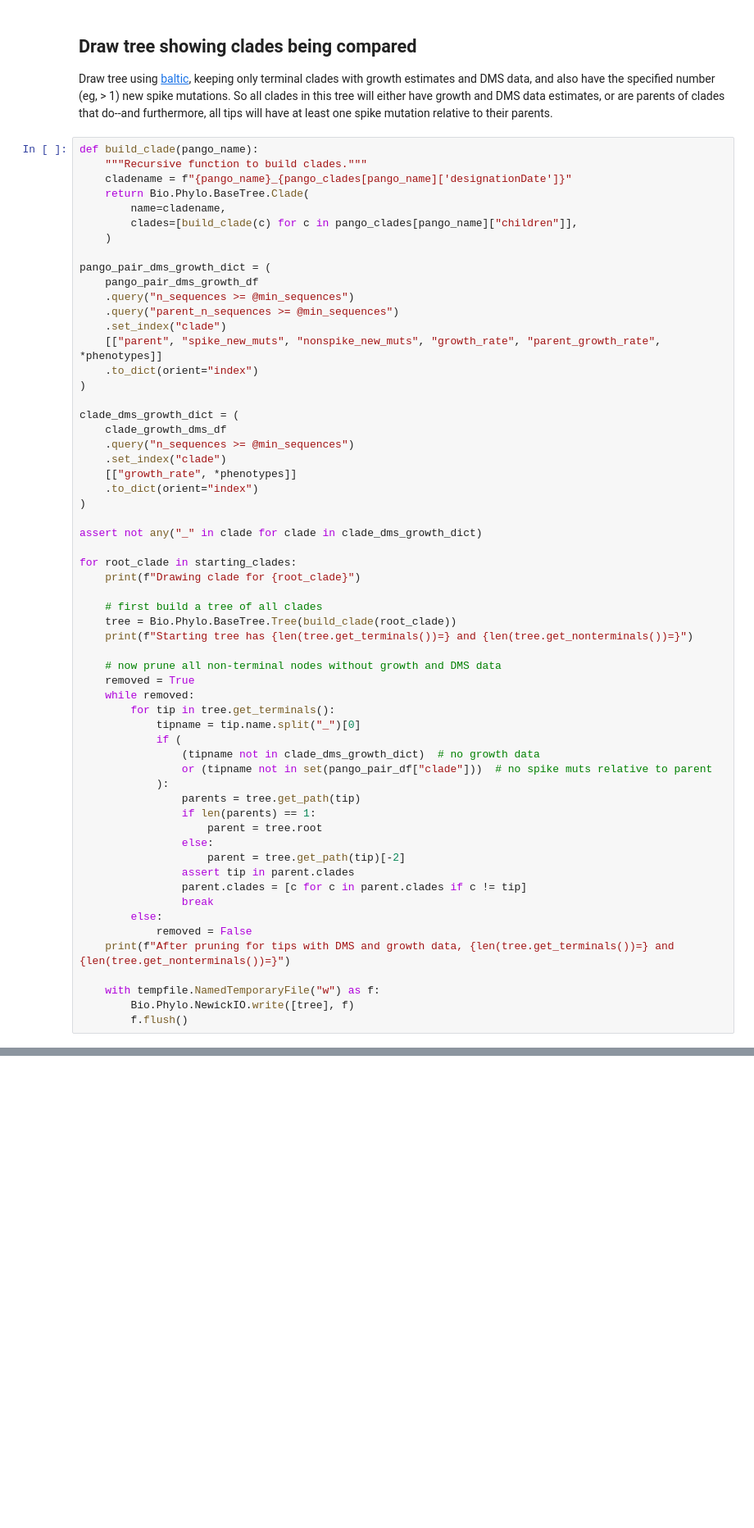
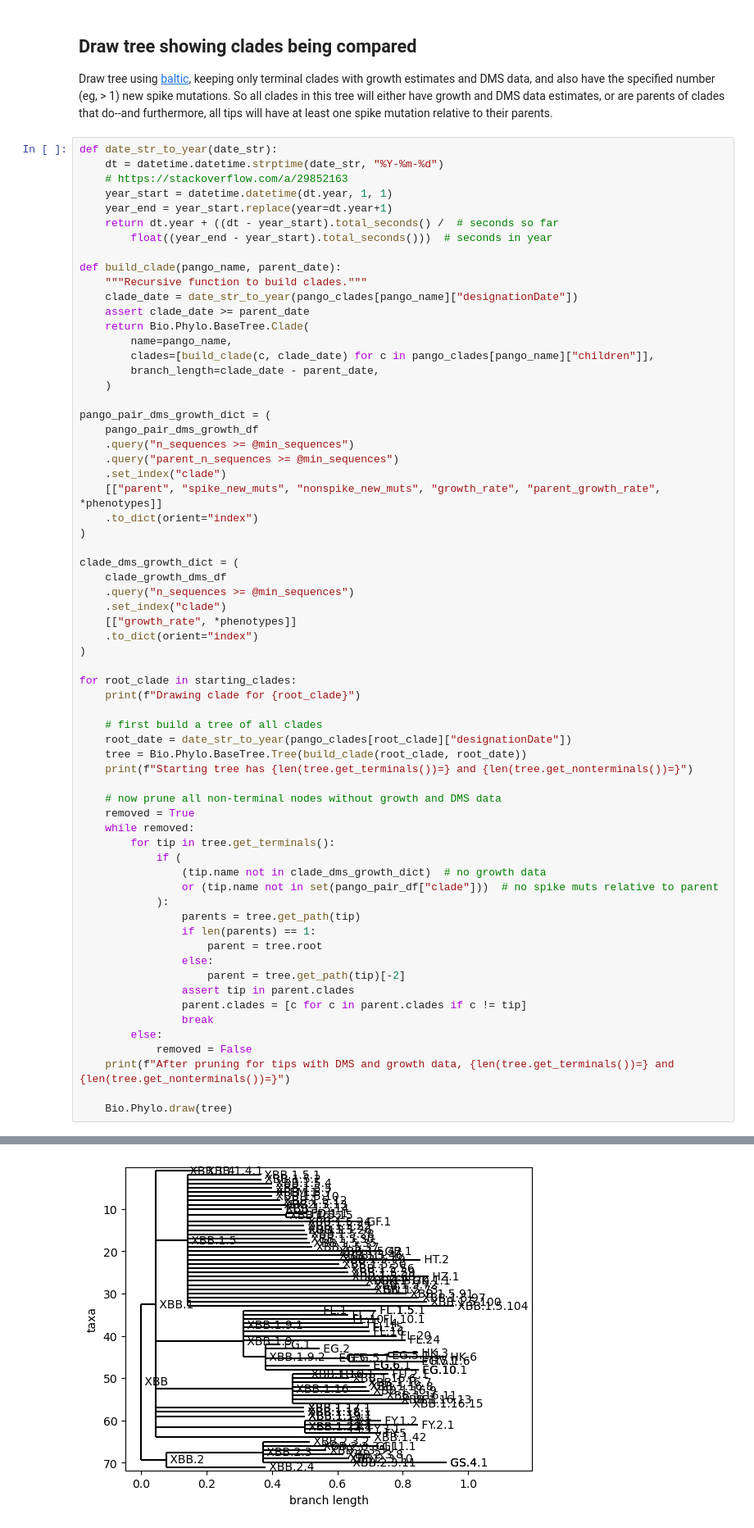
Before and after one commit to dms-vep/SARS-CoV-2_XBB.1.5_spike_DMS, a Jupyter notebook: notebooks/compare_natural.ipynb, the cells around one changed output, grey strips where cells are left out. Shown at 82% size. Saved outputs shown, nothing was run; the diff lists cells and outputs as text; blank space fills up the shorter version.

Commit message:
try to draw using Bio.Phylo

```diff
--- a/notebooks/compare_natural.ipynb
+++ b/notebooks/compare_natural.ipynb
@@ -1278,12 +1278,22 @@ corr_p
 Draw tree using [baltic](https://github.com/evogytis/baltic), keeping only terminal clades with growth estimates and DMS data, and also have the specified number (eg, > 1) new spike mutations.
 So all clades in this tree will either have growth and DMS data estimates, or are parents of clades that do--and furthermore, all tips will have at least one spike mutation relative to their parents.
 # %%
-def build_clade(pango_name):
+def date_str_to_year(date_str):
+    dt = datetime.datetime.strptime(date_str, "%Y-%m-%d")
+    # https://stackoverflow.com/a/29852163
+    year_start = datetime.datetime(dt.year, 1, 1)
+    year_end = year_start.replace(year=dt.year+1)
+    return dt.year + ((dt - year_start).total_seconds() /  # seconds so far
+        float((year_end - year_start).total_seconds()))  # seconds in year
+
+def build_clade(pango_name, parent_date):
     """Recursive function to build clades."""
-    cladename = f"{pango_name}_{pango_clades[pango_name]['designationDate']}"
+    clade_date = date_str_to_year(pango_clades[pango_name]["designationDate"])
+    assert clade_date >= parent_date
     return Bio.Phylo.BaseTree.Clade(
-        name=cladename,
-        clades=[build_clade(c) for c in pango_clades[pango_name]["children"]],
+        name=pango_name,
+        clades=[build_clade(c, clade_date) for c in pango_clades[pango_name]["children"]],
+        branch_length=clade_date - parent_date,
     )
 
 pango_pair_dms_growth_dict = (
@@ -1303,23 +1313,21 @@ clade_dms_growth_dict = (
     .to_dict(orient="index")
 )
 
-assert not any("_" in clade for clade in clade_dms_growth_dict)
-
 for root_clade in starting_clades:
     print(f"Drawing clade for {root_clade}")
 
     # first build a tree of all clades
-    tree = Bio.Phylo.BaseTree.Tree(build_clade(root_clade))
+    root_date = date_str_to_year(pango_clades[root_clade]["designationDate"])
+    tree = Bio.Phylo.BaseTree.Tree(build_clade(root_clade, root_date))
     print(f"Starting tree has {len(tree.get_terminals())=} and {len(tree.get_nonterminals())=}")
 
     # now prune all non-terminal nodes without growth and DMS data
     removed = True
     while removed:
         for tip in tree.get_terminals():
-            tipname = tip.name.split("_")[0]
             if (
-                (tipname not in clade_dms_growth_dict)  # no growth data
-                or (tipname not in set(pango_pair_df["clade"]))  # no spike muts relative to parent
+                (tip.name not in clade_dms_growth_dict)  # no growth data
+                or (tip.name not in set(pango_pair_df["clade"]))  # no spike muts relative to parent
             ):
                 parents = tree.get_path(tip)
                 if len(parents) == 1:
@@ -1333,9 +1341,7 @@ for root_clade in starting_clades:
             removed = False
     print(f"After pruning for tips with DMS and growth data, {len(tree.get_terminals())=} and {len(tree.get_nonterminals())=}")
 
-    with tempfile.NamedTemporaryFile("w") as f:
-        Bio.Phylo.NewickIO.write([tree], f)
-        f.flush()
+    Bio.Phylo.draw(tree)
 # %% [output]
 Drawing clade for XBB
 Starting tree has len(tree.get_terminals())=467 and len(tree.get_nonterminals())=191
@@ -1344 +1349,2 @@ After pruning for tips with DMS and growth data, len(tree.get_terminals())=71 an
+[figure, added]
 # %%
```
Also changed, not shown: parts of 7 cells of this notebook.
